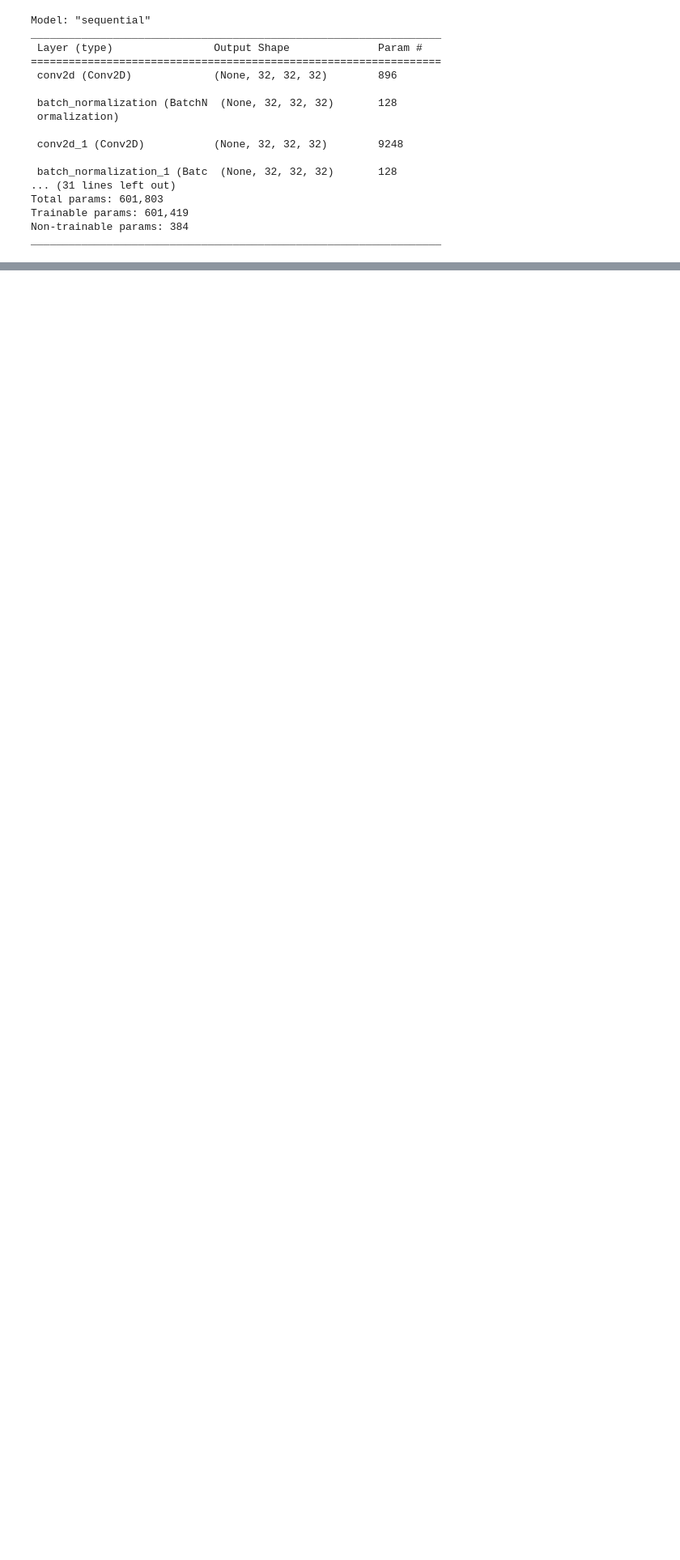
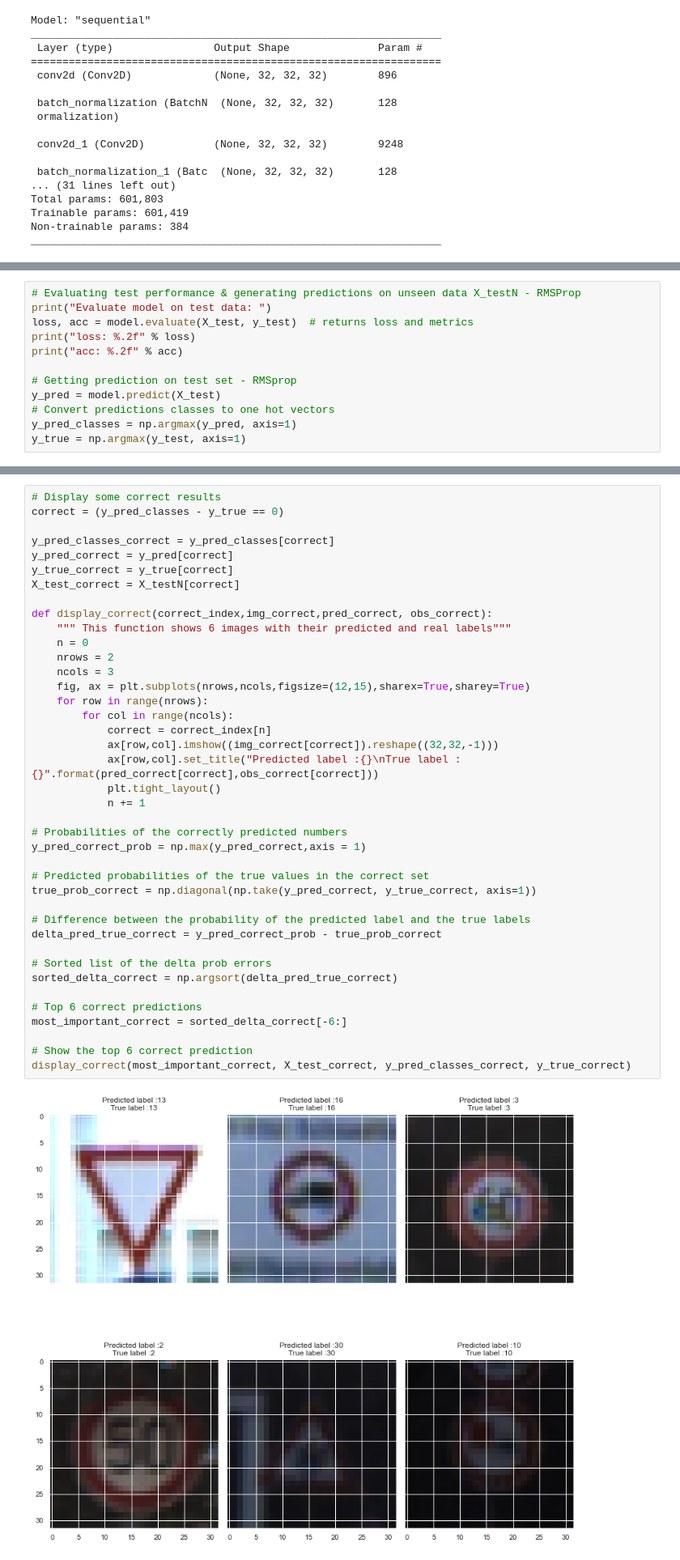
Before and after one commit to haldersas/Recognizing-Traffic-Signs-using-CNN-Keras, a Jupyter notebook: DSCp_MidtermProjRTS.ipynb, the cells around one changed output, grey strips where cells are left out. Shown at 81% size. Saved outputs shown, nothing was run; the diff lists cells and outputs as text; blank space fills up the shorter version.

```diff
--- a/DSCp_MidtermProjRTS.ipynb
+++ b/DSCp_MidtermProjRTS.ipynb
@@ -436,0 +516,12 @@ _________________________________________________________________
+# %%
+# Evaluating test performance & generating predictions on unseen data X_testN - RMSProp
+print("Evaluate model on test data: ")
+loss, acc = model.evaluate(X_test, y_test)  # returns loss and metrics
+print("loss: %.2f" % loss)
+print("acc: %.2f" % acc)
+
+# Getting prediction on test set - RMSprop
+y_pred = model.predict(X_test)
+# Convert predictions classes to one hot vectors
+y_pred_classes = np.argmax(y_pred, axis=1)
+y_true = np.argmax(y_test, axis=1)
@@ -436,0 +535,42 @@ _________________________________________________________________
+# %%
+# Display some correct results
+correct = (y_pred_classes - y_true == 0)
+
+y_pred_classes_correct = y_pred_classes[correct]
+y_pred_correct = y_pred[correct]
+y_true_correct = y_true[correct]
+X_test_correct = X_testN[correct]
+
+def display_correct(correct_index,img_correct,pred_correct, obs_correct):
+    """ This function shows 6 images with their predicted and real labels"""
+    n = 0
+    nrows = 2
+    ncols = 3
+    fig, ax = plt.subplots(nrows,ncols,figsize=(12,15),sharex=True,sharey=True)
+    for row in range(nrows):
+        for col in range(ncols):
+            correct = correct_index[n]
+            ax[row,col].imshow((img_correct[correct]).reshape((32,32,-1)))
+            ax[row,col].set_title("Predicted label :{}\nTrue label :{}".format(pred_correct[correct],obs_correct[correct]))
+            plt.tight_layout()
+            n += 1
+
+# Probabilities of the correctly predicted numbers
+y_pred_correct_prob = np.max(y_pred_correct,axis = 1)
+
+# Predicted probabilities of the true values in the correct set
+true_prob_correct = np.diagonal(np.take(y_pred_correct, y_true_correct, axis=1))
+
+# Difference between the probability of the predicted label and the true labels
+delta_pred_true_correct = y_pred_correct_prob - true_prob_correct
+
+# Sorted list of the delta prob errors
+sorted_delta_correct = np.argsort(delta_pred_true_correct)
+
+# Top 6 correct predictions
+most_important_correct = sorted_delta_correct[-6:]
+
+# Show the top 6 correct prediction
+display_correct(most_important_correct, X_test_correct, y_pred_classes_correct, y_true_correct)
+# %% [output]
+[figure, added]
```
Also changed, not shown: parts of 20 cells of this notebook.
